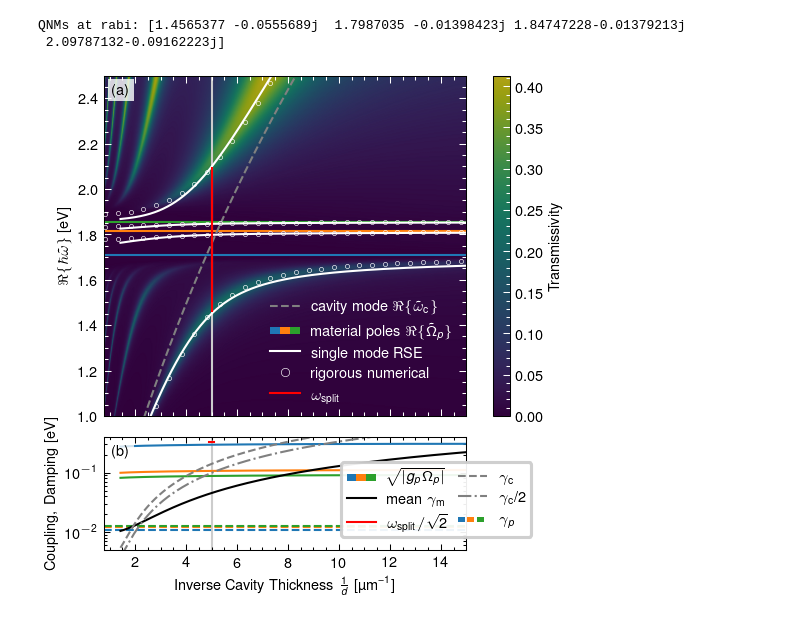
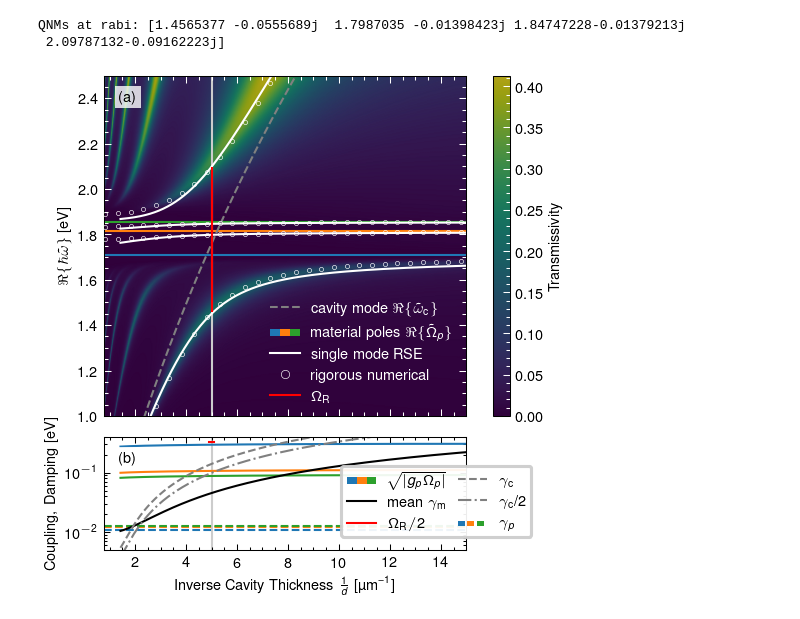
Before and after one commit to jan-david-fischbach/agsurmof, a Jupyter notebook: qnmsc/plot_figure_6.ipynb, the cells around one changed output. Cells and saved outputs as stored; diff of their text form; code cells hidden in the pictures.

```diff
--- a/qnmsc/plot_figure_6.ipynb
+++ b/qnmsc/plot_figure_6.ipynb
@@ -93,7 +93,7 @@ for i, gamma in enumerate(-poles.imag.T):
 
 
 plt.plot(Param, np.mean(-q_rse.imag, axis=-1), color="k", label="mean $\gamma_\mathrm{m}$")
-plt.plot([],[], color="r", label=r"$\omega_\mathrm{split}/\sqrt{2}$")
+plt.plot([],[], color="r", label=r"$\Omega_\mathrm{R}/2$")
 plt.plot(Param, -kc.imag, "gray", ls="--", label=r"$\gamma_\mathrm{c}$")
 plt.plot(Param, -kc.imag/np.sqrt(2), "gray", ls="-.", label=r"$\gamma_\mathrm{c}$/2")
 
@@ -132,32 +132,32 @@ plt.plot(Param, q_rse.real, color="white")
 #plt.plot(Param, kcshift.real)
 plt.plot(Param, kc.real, "gray", ls="--")
 
 
 plt.plot([], [], color="gray", ls="--", label=r"cavity mode $\Re\{\tilde{\omega}_\mathrm{c}\}$")
 plt.plot([], [], color="white", label="single mode RSE")
 plt.plot([], [], label="rigorous numerical", mec="white", marker="o", mfc="none", ls="none", ms=4)
-plt.plot([], [], color="r", label="$\omega_\mathrm{split}$")
+plt.plot([], [], color="r", label="$\Omega_\mathrm{R}$")
 
 # ------ get the legend-entries that are already attached to the axis
 h, l = axs[0].get_legend_handles_labels()
 
 # ------ append the multicolor legend patches
 h.insert(1, MulticolorPatch(['C0', 'C1', 'C2']))
 l.insert(1, r"material poles $\Re\{\tilde{\Omega}_p\}$")
 
 plt.legend(h, l, handler_map={MulticolorPatch: MulticolorPatchHandler()}, labelcolor="white", loc="lower right")
 
 for j, ax in enumerate(axs):
   letter = chr(ord("a")+j)
   ax.annotate(
         f" ({letter})",
         xy=(0, 1), xycoords='axes fraction',
         xytext=(+1, -1), textcoords='offset fontsize',
         fontsize='medium', verticalalignment='top', fontfamily='serif',
         bbox=dict(facecolor=(1,1,1,0.8), edgecolor='none', pad=2.0))
 
 plt.savefig("out/SMA_RSE.pdf", bbox_inches="tight")
 # %% [output]
 QNMs at rabi: [1.4565377 -0.0555689j  1.7987035 -0.01398423j 1.84747228-0.01379213j
  2.09787132-0.09162223j]
-[figure, old version]
+[figure, new version]
```
Also changed, not shown: 1 other file.
